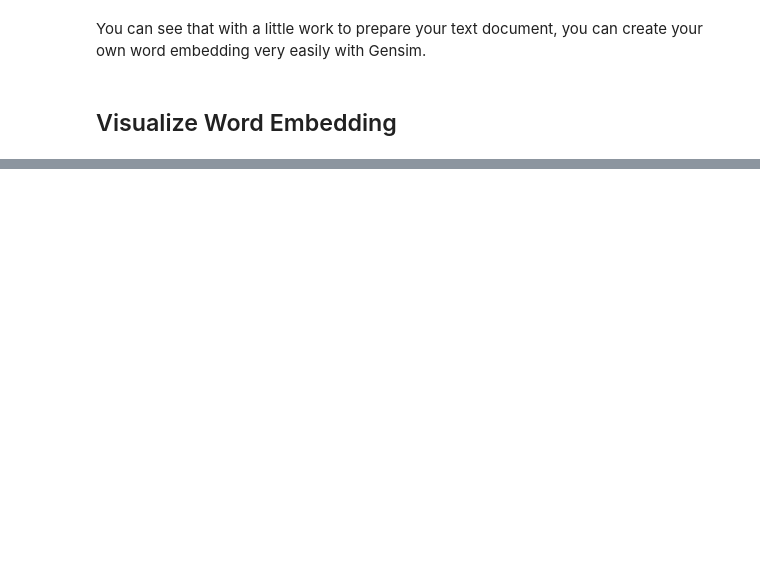
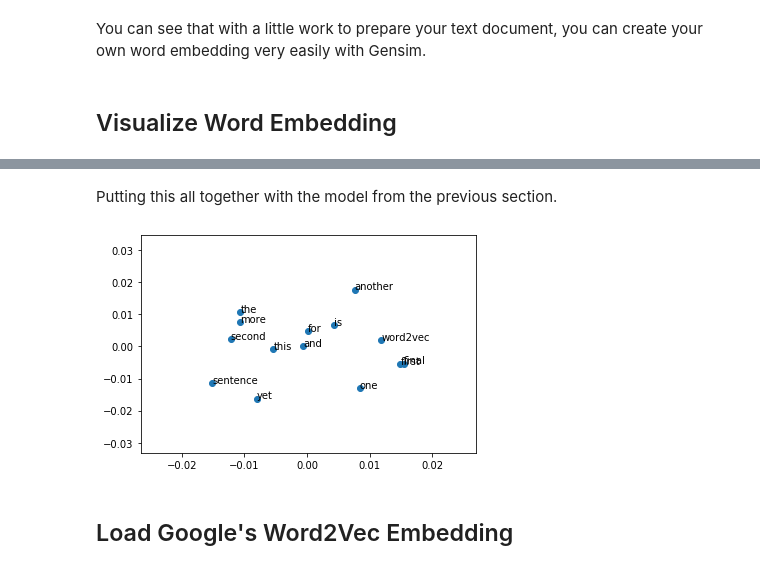
Before and after one commit to rahiakela/deep-learning-for-nlp-by-jason-brownlee, a Jupyter notebook: 1_develop_word_embeddings_with_gensim.ipynb, the cells around one changed output, grey strips where cells are left out. Saved outputs shown, nothing was run; the diff lists cells and outputs as text; code cells hidden in the pictures; blank space fills up the shorter version.

```diff
--- a/1_develop_word_embeddings_with_gensim.ipynb
+++ b/1_develop_word_embeddings_with_gensim.ipynb
@@ -149,0 +284,33 @@ You can see that with a little work to prepare your text document, you can creat
+# %% [markdown]
+Putting this all together with the model from the previous section.
+# %%
+from sklearn.decomposition import PCA
+from matplotlib import pyplot
+
+# define training data
+sentences = [
+  ['this', 'is', 'the', 'first', 'sentence', 'for', 'word2vec'],
+  ['this', 'is', 'the', 'second', 'sentence'],
+  ['yet', 'another', 'sentence'],
+  ['one', 'more', 'sentence'],
+  ['and', 'the', 'final', 'sentence']
+]
+
+# train model
+model = Word2Vec(sentences, min_count=1)
+
+# fit a 2d PCA model to the vectors
+X = model[model.wv.vocab]
+pca = PCA(n_components=2)
+results = pca.fit_transform(X)
+
+# create a scatter plot of the projection
+pyplot.scatter(results[:, 0], results[:, 1])
+words = list(model.wv.vocab)
+for i, word in enumerate(words):
+  pyplot.annotate(word, xy=(results[i, 0], results[i, 1]))
+pyplot.show()
+# %% [output]
+[figure, added]
+# %% [markdown]
+## Load Google's Word2Vec Embedding
```
Also changed, not shown: parts of 29 cells of this notebook.
